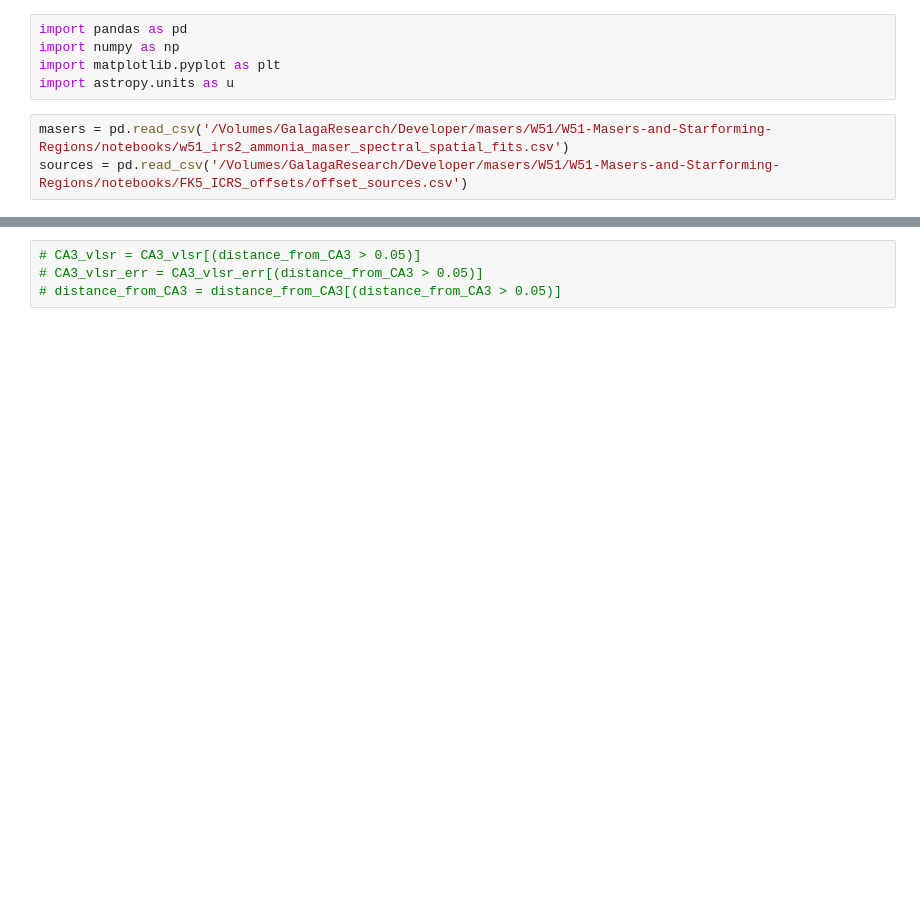
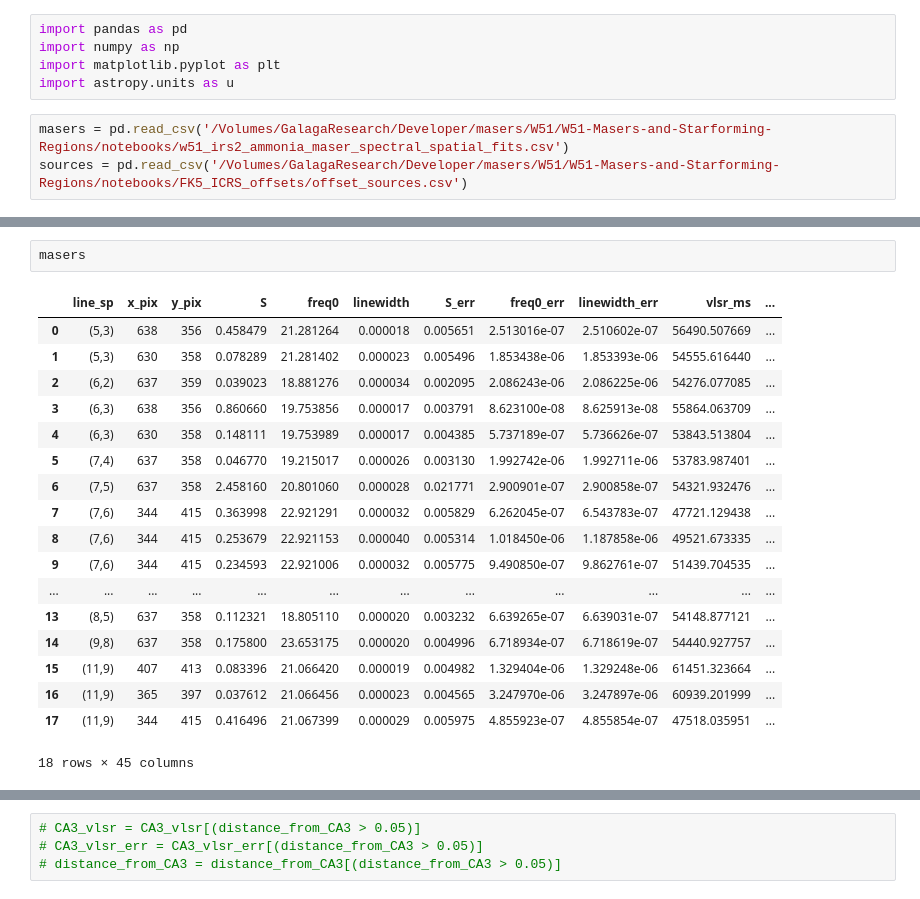
Before and after one commit to GalagaBits/W51-Masers-and-Starforming-Regions, a Jupyter notebook: notebooks/keplerian_curve_d2.ipynb, the cells around one changed output, grey strips where cells are left out. Drawn from its saved outputs; the diff is of its cells as text; blank space fills up the shorter version.

```diff
--- a/notebooks/keplerian_curve_d2.ipynb
+++ b/notebooks/keplerian_curve_d2.ipynb
@@ -9,3 +24,24 @@ sources = pd.read_csv('/Volumes/GalagaResearch/Developer/masers/W51/W51-Masers-a
+# %%
+masers
+# %% [output]
+|  | line_sp | x_pix | y_pix | S | freq0 | linewidth | S_err | freq0_err | linewidth_err | vlsr_ms | ... |
+| 0 | (5,3) | 638 | 356 | 0.458479 | 21.281264 | 0.000018 | 0.005651 | 2.513016e-07 | 2.510602e-07 | 56490.507669 | ... |
+| 1 | (5,3) | 630 | 358 | 0.078289 | 21.281402 | 0.000023 | 0.005496 | 1.853438e-06 | 1.853393e-06 | 54555.616440 | ... |
+| 2 | (6,2) | 637 | 359 | 0.039023 | 18.881276 | 0.000034 | 0.002095 | 2.086243e-06 | 2.086225e-06 | 54276.077085 | ... |
+| 3 | (6,3) | 638 | 356 | 0.860660 | 19.753856 | 0.000017 | 0.003791 | 8.623100e-08 | 8.625913e-08 | 55864.063709 | ... |
+| 4 | (6,3) | 630 | 358 | 0.148111 | 19.753989 | 0.000017 | 0.004385 | 5.737189e-07 | 5.736626e-07 | 53843.513804 | ... |
+| 5 | (7,4) | 637 | 358 | 0.046770 | 19.215017 | 0.000026 | 0.003130 | 1.992742e-06 | 1.992711e-06 | 53783.987401 | ... |
+| 6 | (7,5) | 637 | 358 | 2.458160 | 20.801060 | 0.000028 | 0.021771 | 2.900901e-07 | 2.900858e-07 | 54321.932476 | ... |
+| 7 | (7,6) | 344 | 415 | 0.363998 | 22.921291 | 0.000032 | 0.005829 | 6.262045e-07 | 6.543783e-07 | 47721.129438 | ... |
+| 8 | (7,6) | 344 | 415 | 0.253679 | 22.921153 | 0.000040 | 0.005314 | 1.018450e-06 | 1.187858e-06 | 49521.673335 | ... |
+| 9 | (7,6) | 344 | 415 | 0.234593 | 22.921006 | 0.000032 | 0.005775 | 9.490850e-07 | 9.862761e-07 | 51439.704535 | ... |
+| ... | ... | ... | ... | ... | ... | ... | ... | ... | ... | ... | ... |
+| 13 | (8,5) | 637 | 358 | 0.112321 | 18.805110 | 0.000020 | 0.003232 | 6.639265e-07 | 6.639031e-07 | 54148.877121 | ... |
+| 14 | (9,8) | 637 | 358 | 0.175800 | 23.653175 | 0.000020 | 0.004996 | 6.718934e-07 | 6.718619e-07 | 54440.927757 | ... |
+| 15 | (11,9) | 407 | 413 | 0.083396 | 21.066420 | 0.000019 | 0.004982 | 1.329404e-06 | 1.329248e-06 | 61451.323664 | ... |
+| 16 | (11,9) | 365 | 397 | 0.037612 | 21.066456 | 0.000023 | 0.004565 | 3.247970e-06 | 3.247897e-06 | 60939.201999 | ... |
+| 17 | (11,9) | 344 | 415 | 0.416496 | 21.067399 | 0.000029 | 0.005975 | 4.855923e-07 | 4.855854e-07 | 47518.035951 | ... |
+18 rows × 45 columns
 # %%
 #fig, ax = plt.subplots(figsize=(8, 8))
 
```
Also changed, not shown: parts of 9 cells of this notebook, 5 other files.
